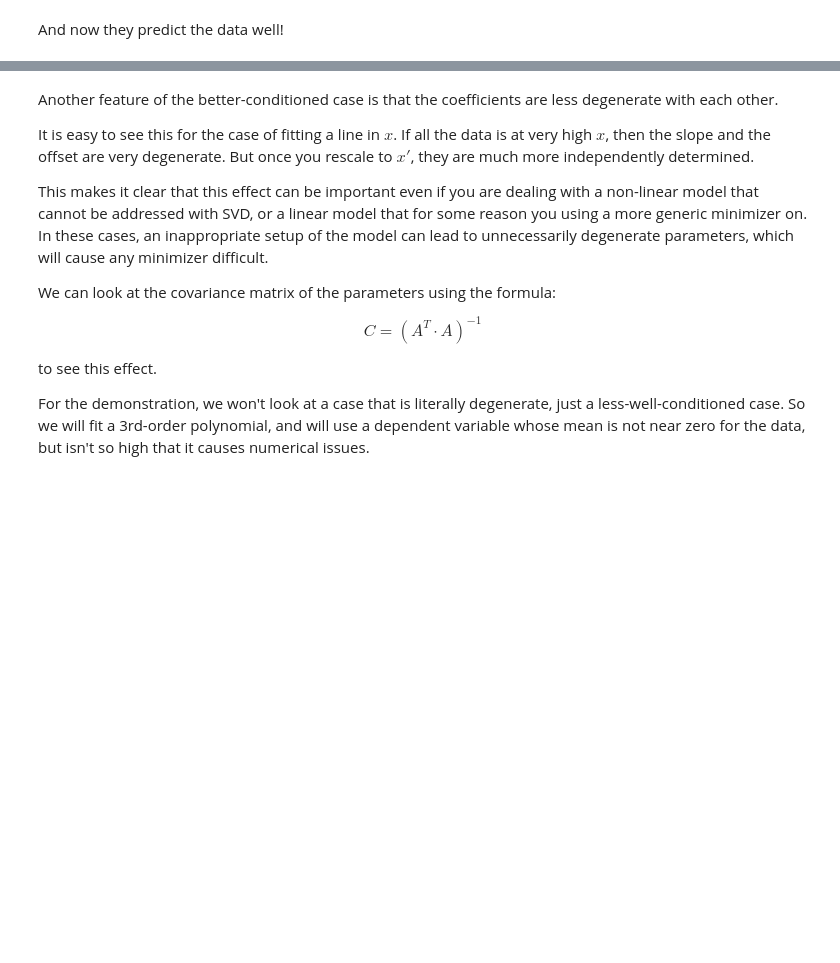
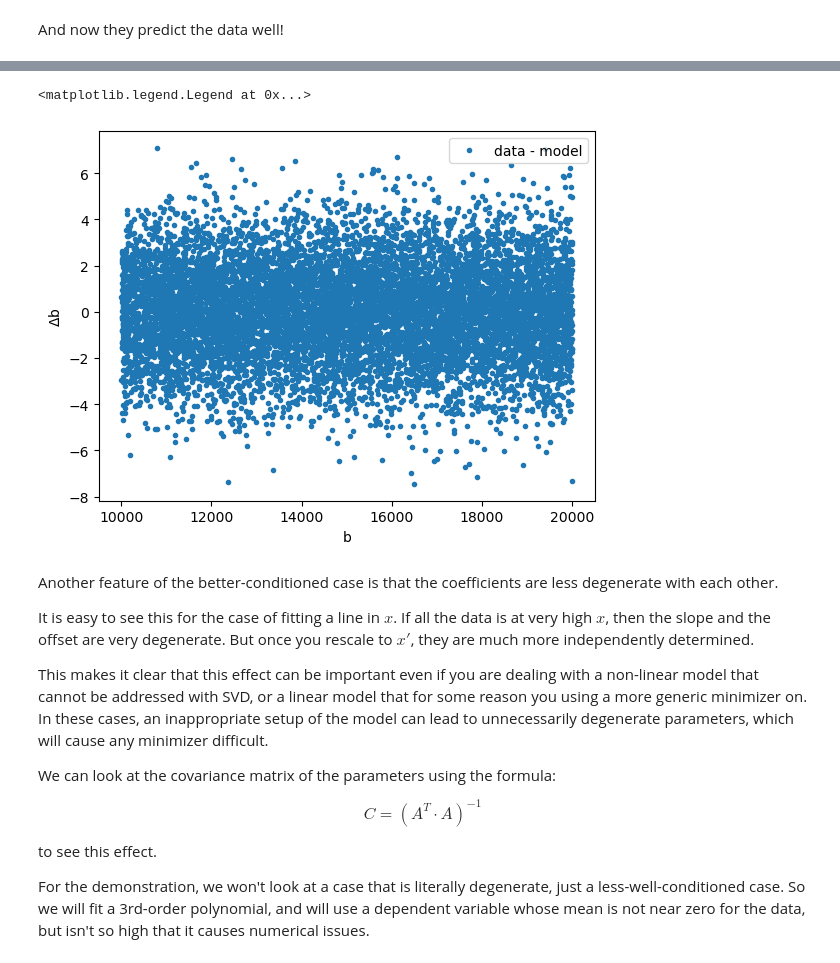
Before and after one commit to blanton144/computational-grad, a Jupyter notebook: docs/notebooks/linear-algebra.ipynb, the cells around one changed output, grey strips where cells are left out. Drawn from its saved outputs; the diff is of its cells as text; code cells hidden in the pictures; blank space fills up the shorter version.

```diff
--- a/docs/notebooks/linear-algebra.ipynb
+++ b/docs/notebooks/linear-algebra.ipynb
@@ -438,8 +517,11 @@ plt.legend()
 # %%
-plt.plot(x, y - ym, '.', label='data - model')
-plt.xlabel('x')
-plt.ylabel('$\Delta$y')
+plt.plot(t, b - bm, '.', label='data - model')
+plt.xlabel('b')
+plt.ylabel('$\Delta$b')
 plt.legend()
+# %% [output]
+<matplotlib.legend.Legend at 0x...>
+[figure, added]
 # %% [markdown]
 Another feature of the better-conditioned case is that the coefficients are less degenerate with each other.
 
```
Also changed, not shown: parts of 25 cells of this notebook, 1 other file.
